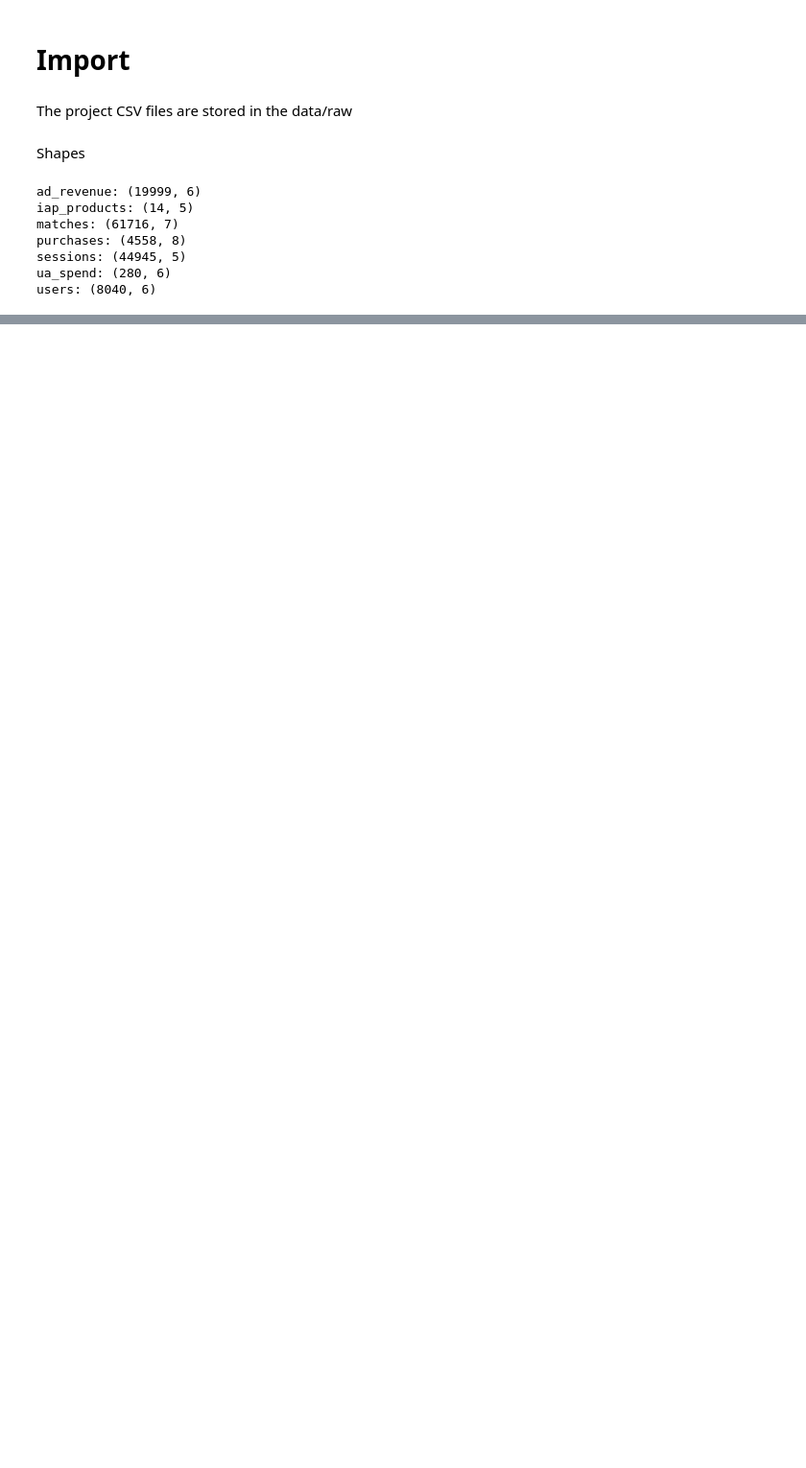
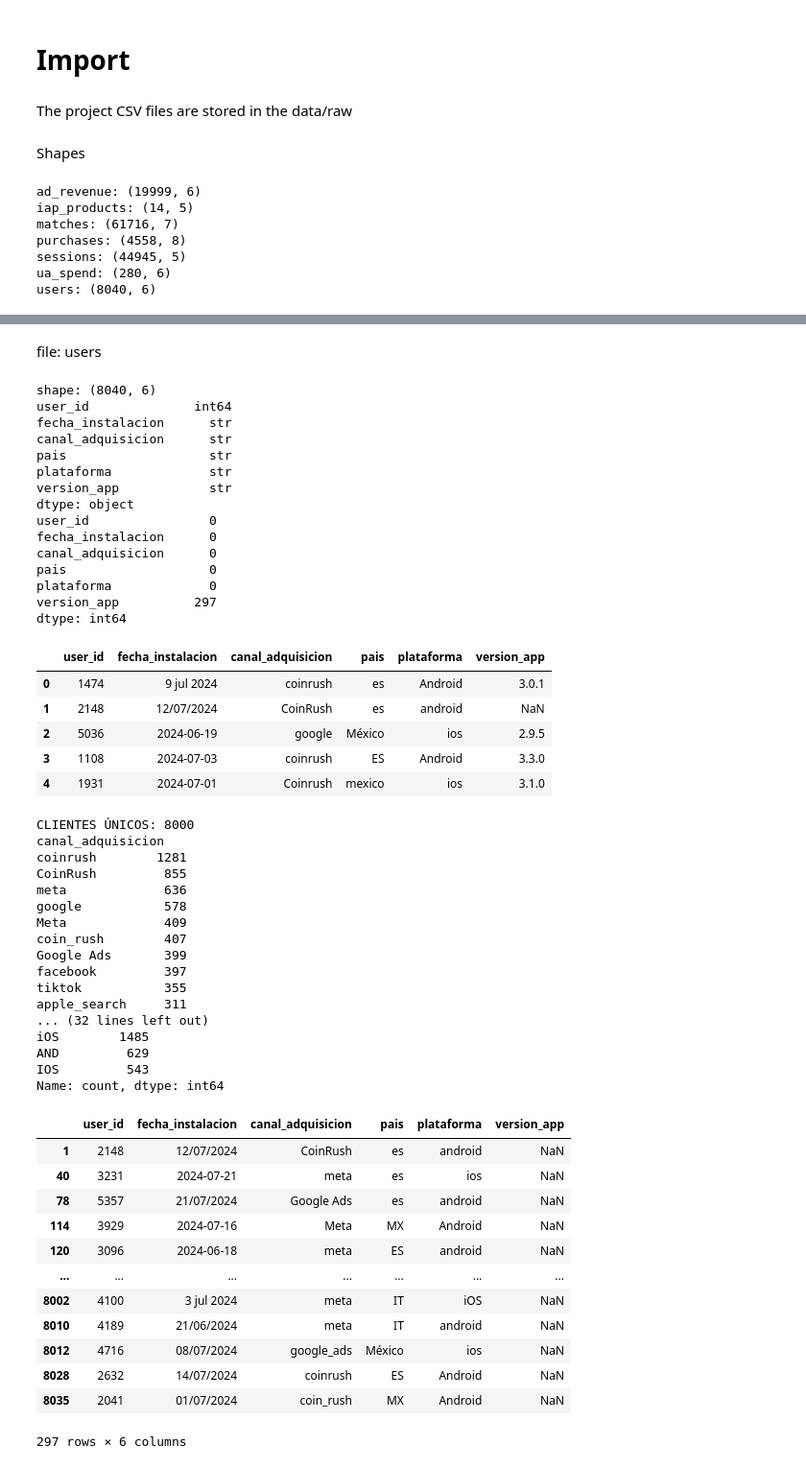
Before and after one commit to jimmyramirezg6-blip/PlayLoop_project, a Jupyter notebook: notebook/01_initial_exploration.ipynb, the cells around one changed output, grey strips where cells are left out. Shown at 96% size. Saved outputs shown, nothing was run; the diff lists cells and outputs as text; code cells hidden in the pictures; blank space fills up the shorter version.

```diff
--- a/notebook/01_initial_exploration.ipynb
+++ b/notebook/01_initial_exploration.ipynb
@@ -31,0 +337,69 @@ users: (8040, 6)
+# %% [markdown]
+file: users
+# %%
+print(f'shape: {users.shape}')
+print(users.dtypes)
+print(users.isnull().sum())
+display(users.head())
+print(f'CLIENTES ÚNICOS: {users['user_id'].nunique()}')
+
+# Todo: Standardize categories
+print(users['canal_adquisicion'].value_counts())
+print(users['pais'].value_counts())
+print(users['plataforma'].value_counts())
+
+# nulls values
+null = users[users['version_app'].isnull()]
+display(null)
+# %% [output]
+shape: (8040, 6)
+user_id              int64
+fecha_instalacion      str
+canal_adquisicion      str
+pais                   str
+plataforma             str
+version_app            str
+dtype: object
+user_id                0
+fecha_instalacion      0
+canal_adquisicion      0
+pais                   0
+plataforma             0
+version_app          297
+dtype: int64
+|  | user_id | fecha_instalacion | canal_adquisicion | pais | plataforma | version_app |
+| 0 | 1474 | 9 jul 2024 | coinrush | es | Android | 3.0.1 |
+| 1 | 2148 | 12/07/2024 | CoinRush | es | android | NaN |
+| 2 | 5036 | 2024-06-19 | google | México | ios | 2.9.5 |
+| 3 | 1108 | 2024-07-03 | coinrush | ES | Android | 3.3.0 |
+| 4 | 1931 | 2024-07-01 | Coinrush | mexico | ios | 3.1.0 |
+CLIENTES ÚNICOS: 8000
+canal_adquisicion
+coinrush        1281
+CoinRush         855
+meta             636
+google           578
+Meta             409
+coin_rush        407
+Google Ads       399
+facebook         397
+tiktok           355
+apple_search     311
+... (32 lines left out)
+iOS        1485
+AND         629
+IOS         543
+Name: count, dtype: int64
+|  | user_id | fecha_instalacion | canal_adquisicion | pais | plataforma | version_app |
+| 1 | 2148 | 12/07/2024 | CoinRush | es | android | NaN |
+| 40 | 3231 | 2024-07-21 | meta | es | ios | NaN |
+| 78 | 5357 | 21/07/2024 | Google Ads | es | android | NaN |
+| 114 | 3929 | 2024-07-16 | Meta | MX | Android | NaN |
+| 120 | 3096 | 2024-06-18 | meta | ES | android | NaN |
+| ... | ... | ... | ... | ... | ... | ... |
+| 8002 | 4100 | 3 jul 2024 | meta | IT | iOS | NaN |
+| 8010 | 4189 | 21/06/2024 | meta | IT | android | NaN |
+| 8012 | 4716 | 08/07/2024 | google_ads | México | ios | NaN |
+| 8028 | 2632 | 14/07/2024 | coinrush | ES | Android | NaN |
+| 8035 | 2041 | 01/07/2024 | coin_rush | MX | Android | NaN |
+297 rows × 6 columns
```
Also changed, not shown: parts of 12 cells of this notebook.
